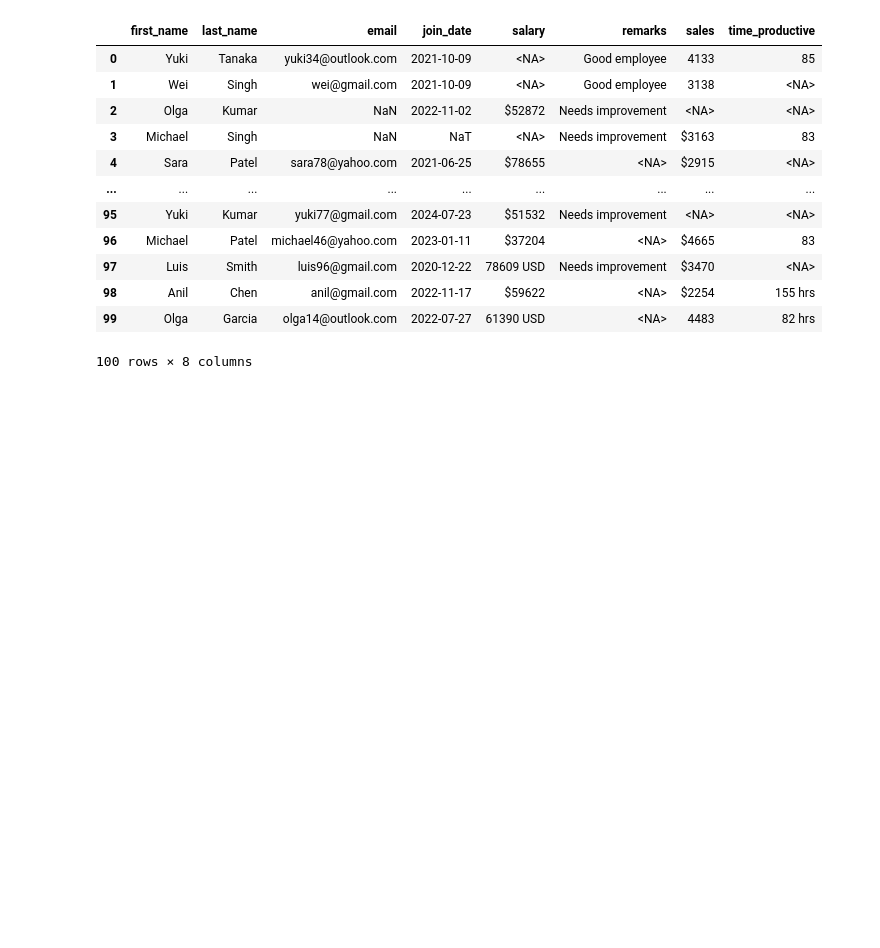
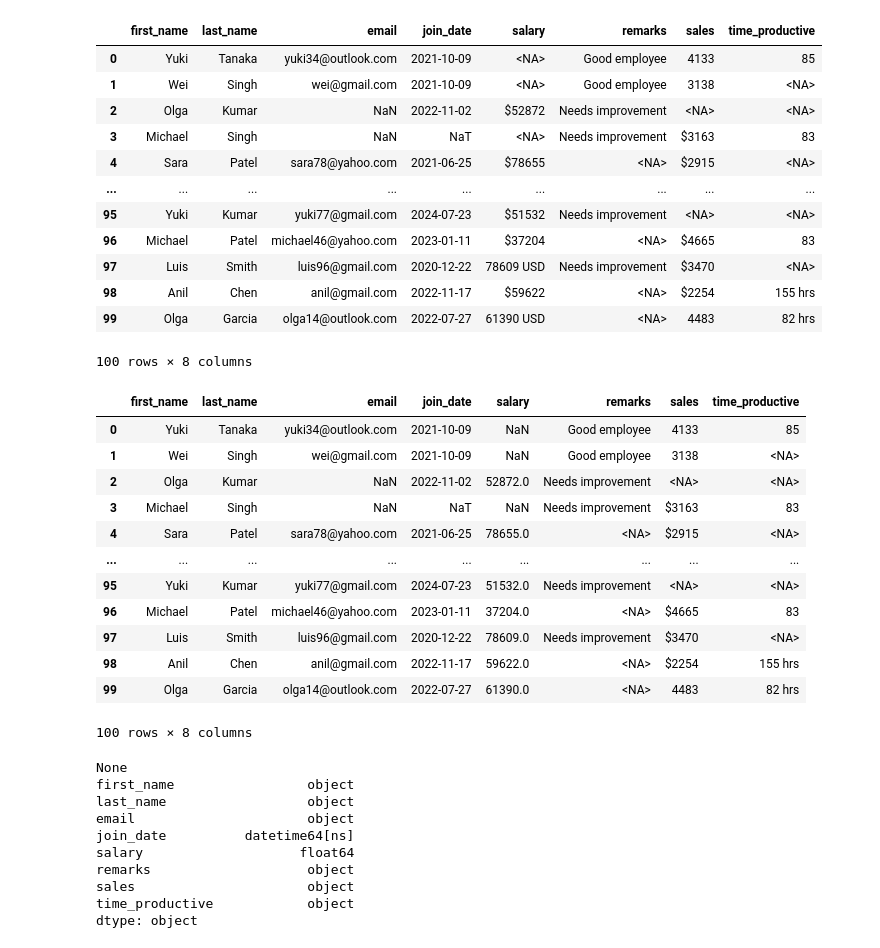
Before and after one commit to shivangkr/Python-end-to-end-data-analysis, a Jupyter notebook: Python End to End Project (Data Cleaning & Manipulation).ipynb, the cells around one changed output. Drawn from its saved outputs; the diff is of its cells as text; code cells hidden in the pictures; blank space fills up the shorter version.

Commit message:
Data cleaning: join_date, salary, and remarks updated

```diff
--- a/Python End to End Project (Data Cleaning & Manipulation).ipynb
+++ b/Python End to End Project (Data Cleaning & Manipulation).ipynb
@@ -118,3 +104,38 @@ df
 | 98 | Anil | Chen | anil@gmail.com | 2022-11-17 | $59622 | <NA> | $2254 | 155 hrs |
 | 99 | Olga | Garcia | olga14@outlook.com | 2022-07-27 | 61390 USD | <NA> | 4483 | 82 hrs |
 100 rows × 8 columns
+# %%
+
+# 5 . Salary remove $ and USD change to empty string , change to numeric
+
+df['salary'] = df['salary'].replace(r'[\$,USD\s]','',regex=True)
+
+df['salary'] = pd.to_numeric(df['salary'] , errors='coerce')
+
+print(ds(df))
+
+print(df.dtypes)
+# %% [output]
+|  | first_name | last_name | email | join_date | salary | remarks | sales | time_productive |
+| 0 | Yuki | Tanaka | yuki34@outlook.com | 2021-10-09 | NaN | Good employee | 4133 | 85 |
+| 1 | Wei | Singh | wei@gmail.com | 2021-10-09 | NaN | Good employee | 3138 | <NA> |
+| 2 | Olga | Kumar | NaN | 2022-11-02 | 52872.0 | Needs improvement | <NA> | <NA> |
+| 3 | Michael | Singh | NaN | NaT | NaN | Needs improvement | $3163 | 83 |
+| 4 | Sara | Patel | sara78@yahoo.com | 2021-06-25 | 78655.0 | <NA> | $2915 | <NA> |
+| ... | ... | ... | ... | ... | ... | ... | ... | ... |
+| 95 | Yuki | Kumar | yuki77@gmail.com | 2024-07-23 | 51532.0 | Needs improvement | <NA> | <NA> |
+| 96 | Michael | Patel | michael46@yahoo.com | 2023-01-11 | 37204.0 | <NA> | $4665 | 83 |
+| 97 | Luis | Smith | luis96@gmail.com | 2020-12-22 | 78609.0 | Needs improvement | $3470 | <NA> |
+| 98 | Anil | Chen | anil@gmail.com | 2022-11-17 | 59622.0 | <NA> | $2254 | 155 hrs |
+| 99 | Olga | Garcia | olga14@outlook.com | 2022-07-27 | 61390.0 | <NA> | 4483 | 82 hrs |
+100 rows × 8 columns
+None
+first_name                 object
+last_name                  object
+email                      object
+join_date          datetime64[ns]
+salary                    float64
+remarks                    object
+sales                      object
+time_productive            object
+dtype: object
```
Also changed, not shown: parts of 6 cells of this notebook.
